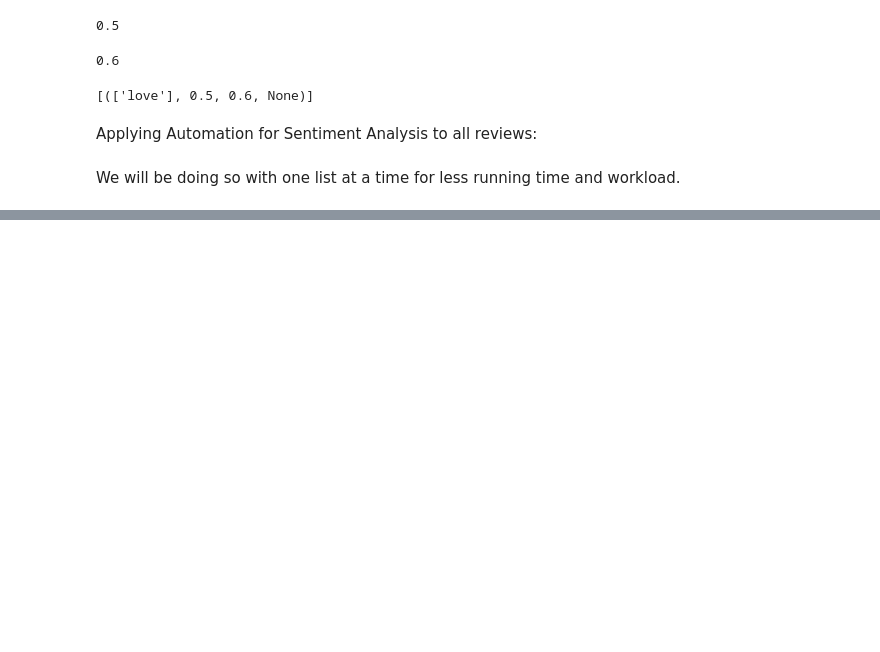
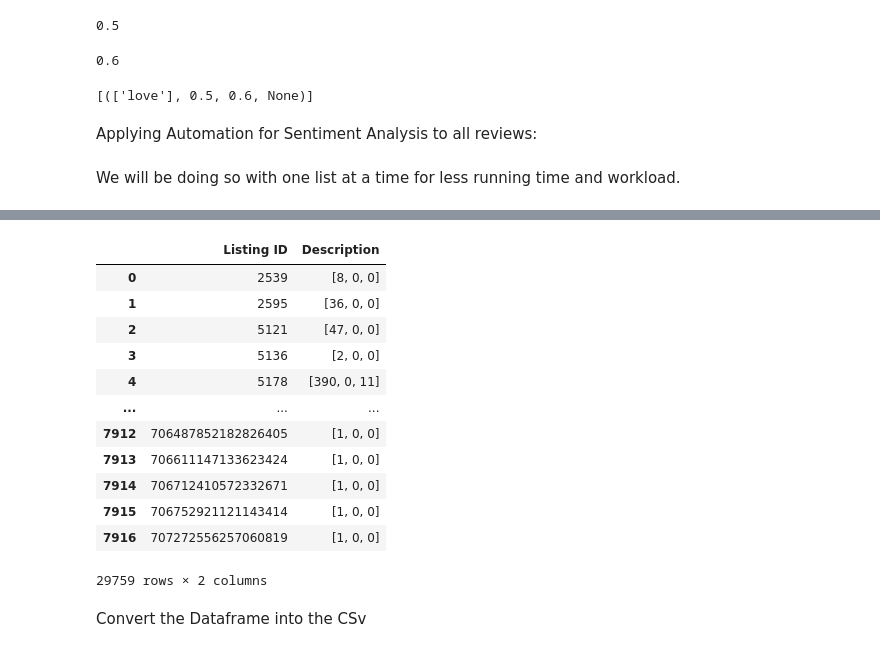
Before and after one commit to AndrewDai6123/AirBnB-Opinion-Mining-Project, a Jupyter notebook: sentimentAnalysis.ipynb, the cells around one changed output, grey strips where cells are left out. Saved outputs shown, nothing was run; the diff lists cells and outputs as text; code cells hidden in the pictures; blank space fills up the shorter version.

```diff
--- a/sentimentAnalysis.ipynb
+++ b/sentimentAnalysis.ipynb
@@ -153,0 +287,35 @@ df.to_csv('output CSV files/ratedReviews_10.csv')
+# %%
+rating = countAnalyis(df9)
+rating_df9 = pd.DataFrame({'Listing ID': list(rating.keys()), 'Description': list(rating.values())})
+# %%
+rating = countAnalyis(df10)
+rating_df10 = pd.DataFrame({'Listing ID': list(rating.keys()), 'Description': list(rating.values())})
+# %%
+rating = countAnalyis(df11)
+rating_df11 = pd.DataFrame({'Listing ID': list(rating.keys()), 'Description': list(rating.values())})
+# %%
+# Combine all the dataframes into one big dataframe
+frames = [rating_df1, rating_df2, rating_df3,
+          rating_df4, rating_df5, rating_df6,
+          rating_df7, rating_df8, rating_df9,
+          rating_df10, rating_df11]
+
+result = pd.concat(frames)
+# %%
+result
+# %% [output]
+|  | Listing ID | Description |
+| 0 | 2539 | [8, 0, 0] |
+| 1 | 2595 | [36, 0, 0] |
+| 2 | 5121 | [47, 0, 0] |
+| 3 | 5136 | [2, 0, 0] |
+| 4 | 5178 | [390, 0, 11] |
+| ... | ... | ... |
+| 7912 | 706487852182826405 | [1, 0, 0] |
+| 7913 | 706611147133623424 | [1, 0, 0] |
+| 7914 | 706712410572332671 | [1, 0, 0] |
+| 7915 | 706752921121143414 | [1, 0, 0] |
+| 7916 | 707272556257060819 | [1, 0, 0] |
+29759 rows × 2 columns
+# %% [markdown]
+Convert the Dataframe into the CSv
```
Also changed, not shown: parts of 15 cells of this notebook, 2 other files.
